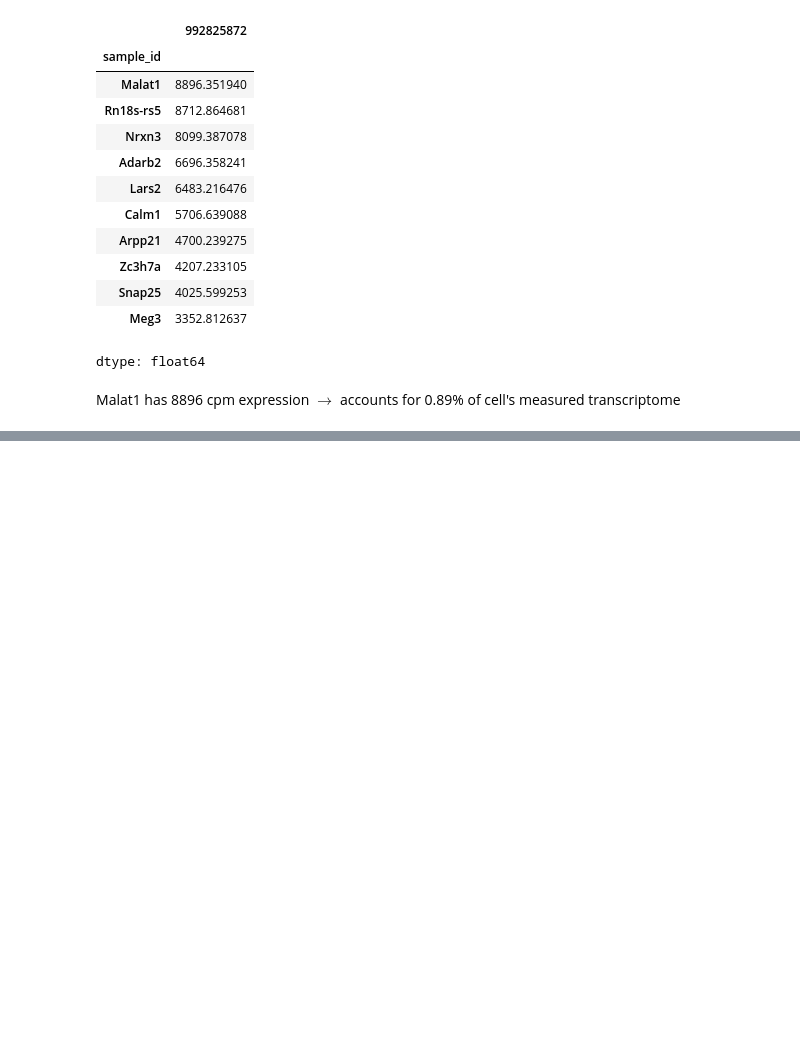
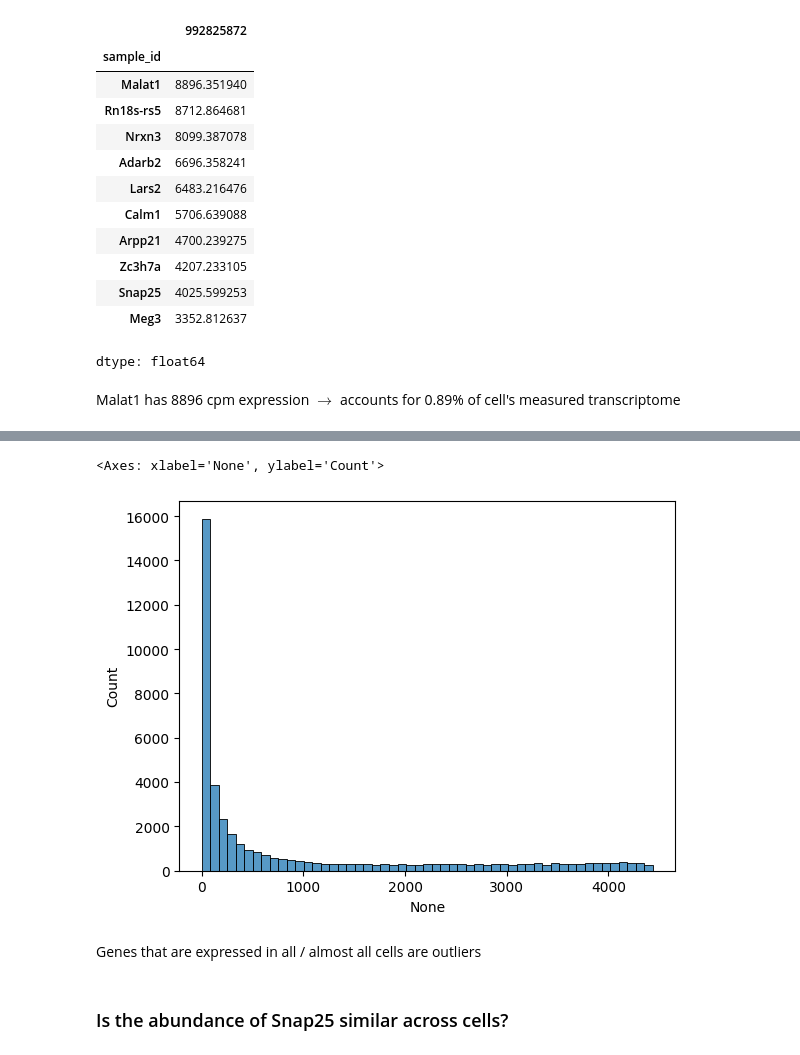
Before and after one commit to tb-harris/neuroscience-2025, a Jupyter notebook: 2_Patch_seq_Data.ipynb, the cells around one changed output, grey strips where cells are left out. Drawn from its saved outputs; the diff is of its cells as text; code cells hidden in the pictures; blank space fills up the shorter version.

```diff
--- a/2_Patch_seq_Data.ipynb
+++ b/2_Patch_seq_Data.ipynb
@@ -178,0 +323,9 @@ Malat1 has 8896 cpm expression $\rightarrow$ accounts for 0.89% of cell's measur
+# %%
+sns.histplot(x=gene_frequencies)
+# %% [output]
+<Axes: xlabel='None', ylabel='Count'>
+[figure, added]
+# %% [markdown]
+Genes that are expressed in all / almost all cells are outliers
+# %% [markdown]
+### Is the abundance of Snap25 similar across cells?
```
Also changed, not shown: parts of 28 cells of this notebook.
